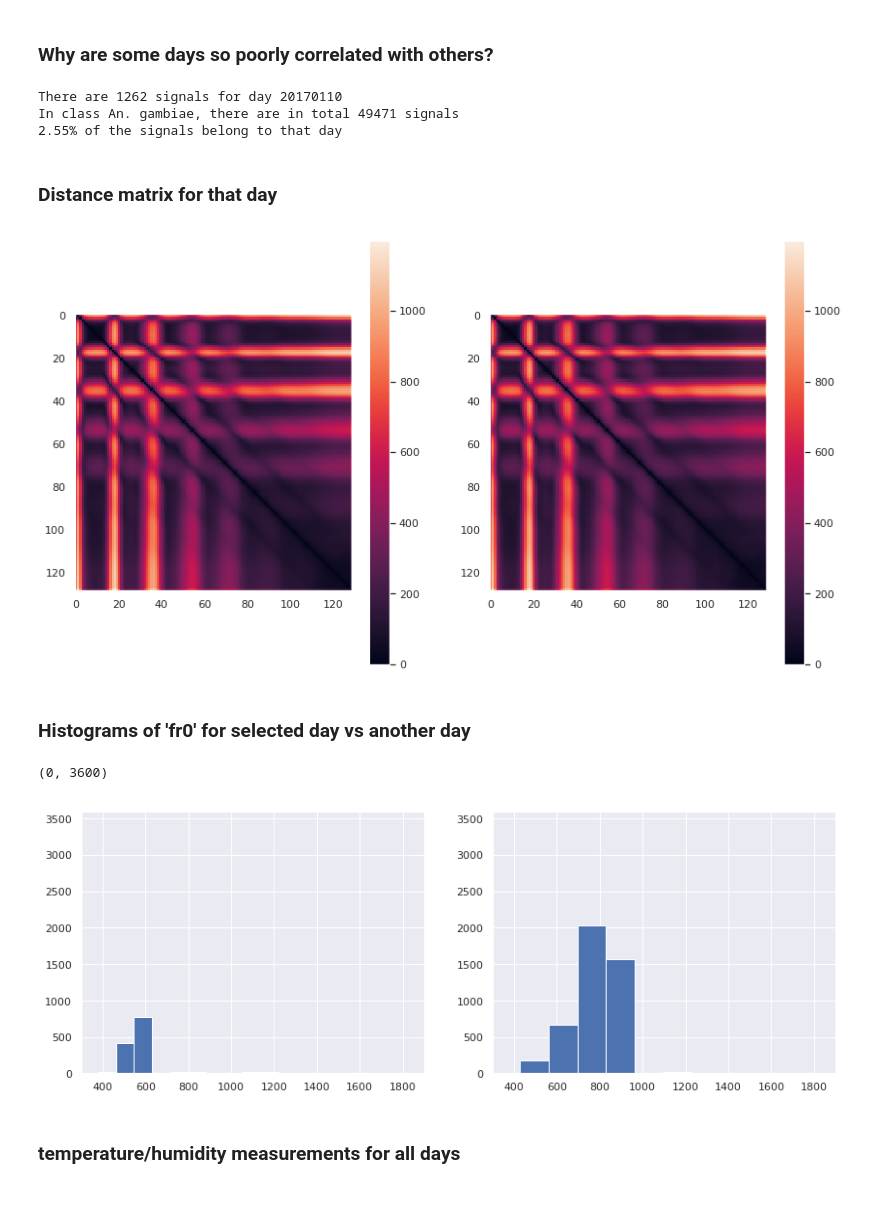
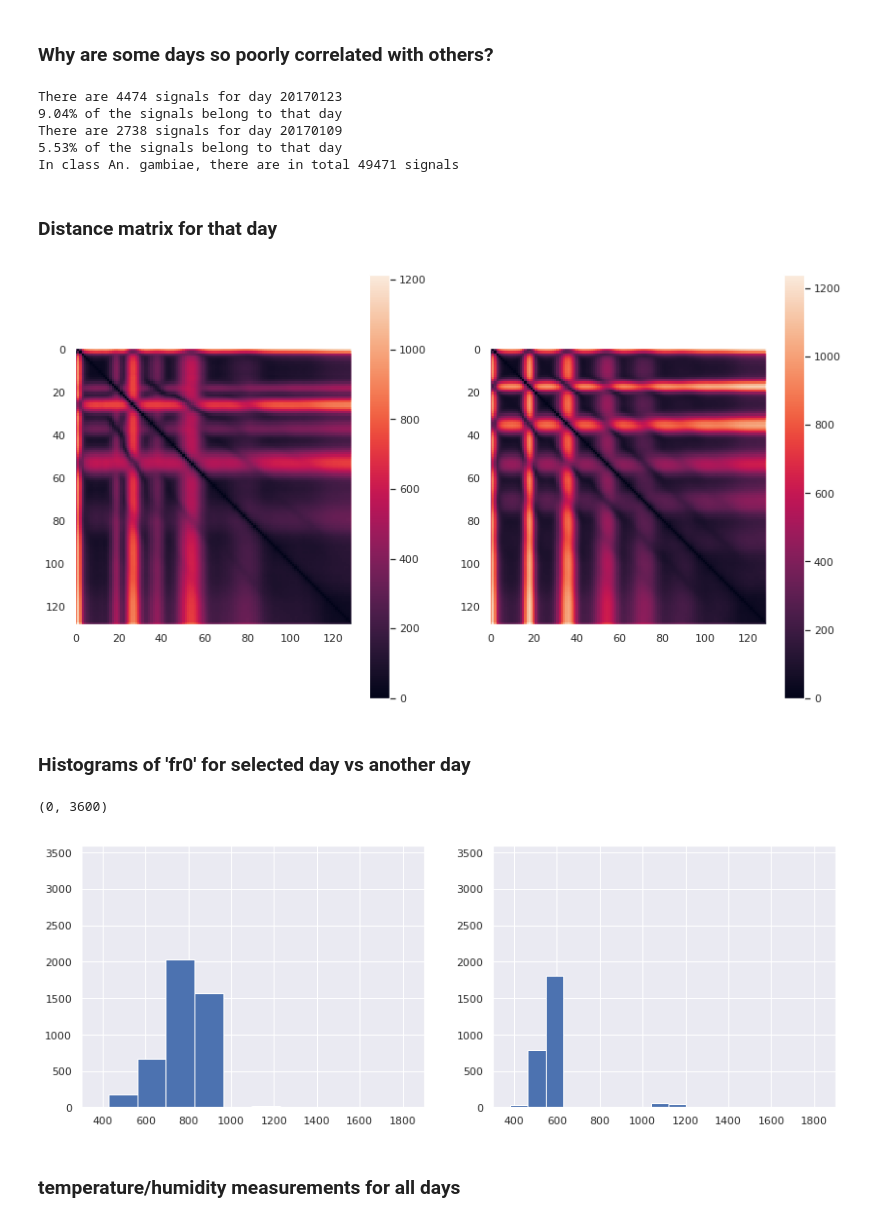
Before and after one commit to kalfasyan/wingbeat_frequencies, a Jupyter notebook: H_date_effect_of_data.ipynb, the cells around one changed output. Drawn from its saved outputs; the diff is of its cells as text; code cells hidden in the pictures.

```diff
--- a/H_date_effect_of_data.ipynb
+++ b/H_date_effect_of_data.ipynb
@@ -203,31 +257,36 @@ df_periodstats.plot.bar(x='periods',y='stats', figsize=(12,8))
 # %% [markdown]
 ### Why are some days so poorly correlated with others?
 # %%
-day = '20170110'
-vsday = '20170123'
-X, _ = get_data_for_day(selected_day=day, df=df[df.label==class_label], samples=1000)
+day = '20170123'
+vsday = '20170109'
+Xa, ya = get_data_for_day(selected_day=day, df=df[df.label==class_label], samples=1000)
+Xb, yb = get_data_for_day(selected_day=vsday, df=df[df.label==class_label], samples=1000)
 print("There are {} signals for day {}".format(df[(df.label==class_label) & (df.date==day)].shape[0], day))
+print("{0:.2f}% of the signals belong to that day".format(df[(df.label==class_label) & (df.date==day)].shape[0]/df[df.label==class_label].shape[0]*100.))
+print("There are {} signals for day {}".format(df[(df.label==class_label) & (df.date==vsday)].shape[0], vsday))
+print("{0:.2f}% of the signals belong to that day".format(df[(df.label==class_label) & (df.date==vsday)].shape[0]/df[df.label==class_label].shape[0]*100.))
+
 print("In class {}, there are in total {} signals".format(class_label, df[df.label==class_label].shape[0]))
-print("{0:.2f}% of the signals belong to that day".format(df[(df.label==class_label) & (df.date==day)].shape[0]/df[df.label==class_label].shape[0]*100.))
 # %% [output]
-There are 1262 signals for day 20170110
+There are 4474 signals for day 20170123
+9.04% of the signals belong to that day
+There are 2738 signals for day 20170109
+5.53% of the signals belong to that day
 In class An. gambiae, there are in total 49471 signals
-2.55% of the signals belong to that day
 # %% [markdown]
 ### Distance matrix for that day
 # %%
 plt.figure(figsize=(14,8)); plt.tight_layout();
 plt.subplot(1,2,1)
-plt.imshow(upper_triangular(X, metric='euclidean')[1])
+plt.imshow(upper_triangular(Xa, metric='euclidean')[1])
 plt.colorbar()
 plt.grid(False)
 plt.subplot(1,2,2)
-Xb, _ = get_data_for_day(selected_day=vsday, df=df[df.label==class_label], samples=1000)
-plt.imshow(upper_triangular(X, metric='euclidean')[1])
+plt.imshow(upper_triangular(Xb, metric='euclidean')[1])
 plt.colorbar()
 plt.grid(False)
 # %% [output]
-[figure, old version]
+[figure, new version]
 # %% [markdown]
 ### Histograms of 'fr0' for selected day vs another day
 # %%
@@ -242,7 +301,7 @@ plt.xlim(300,1900)
 plt.ylim(0,3600)
 # %% [output]
 (0, 3600)
-[figure, old version]
+[figure, new version]
 # %% [markdown]
 ### temperature/humidity measurements for all days
 # %%
```
Also changed, not shown: parts of 30 cells of this notebook.
